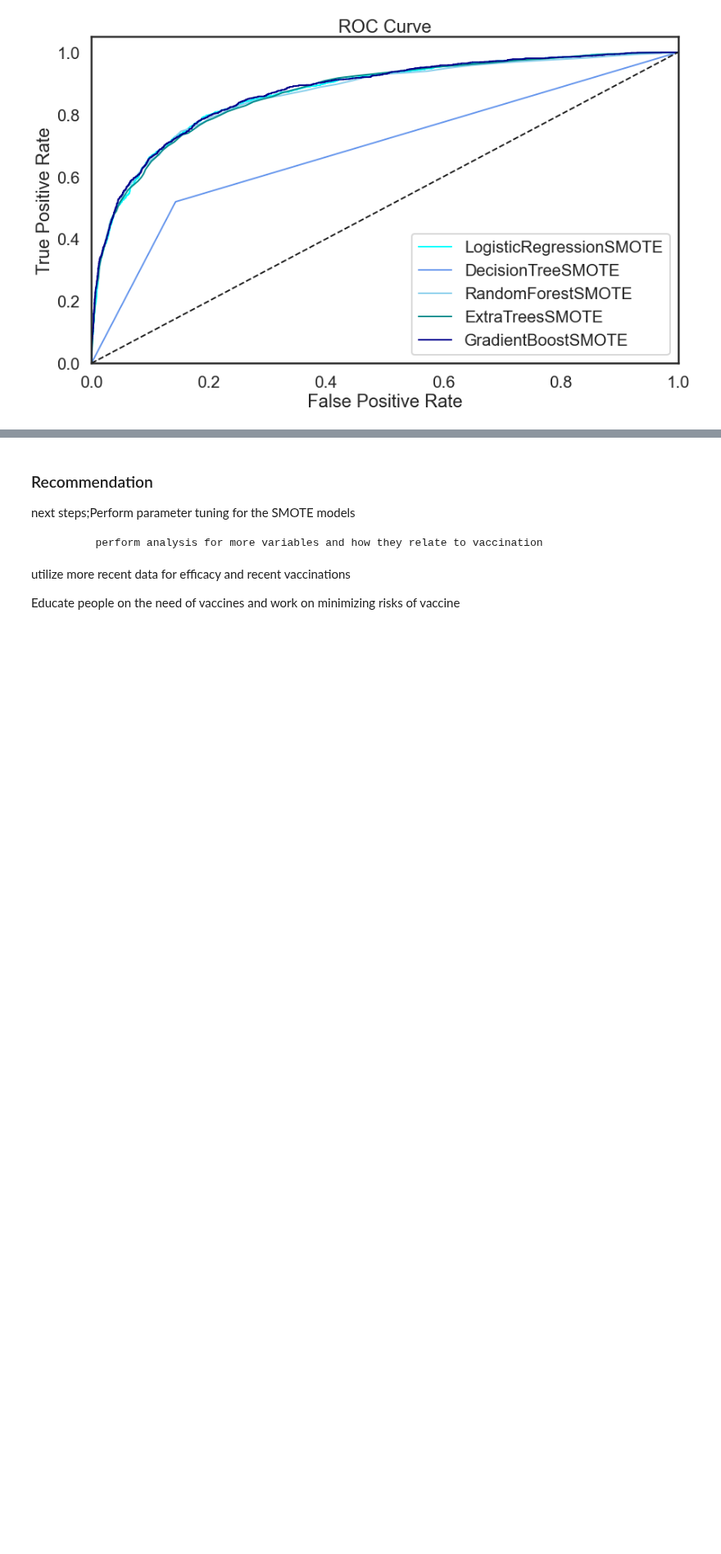
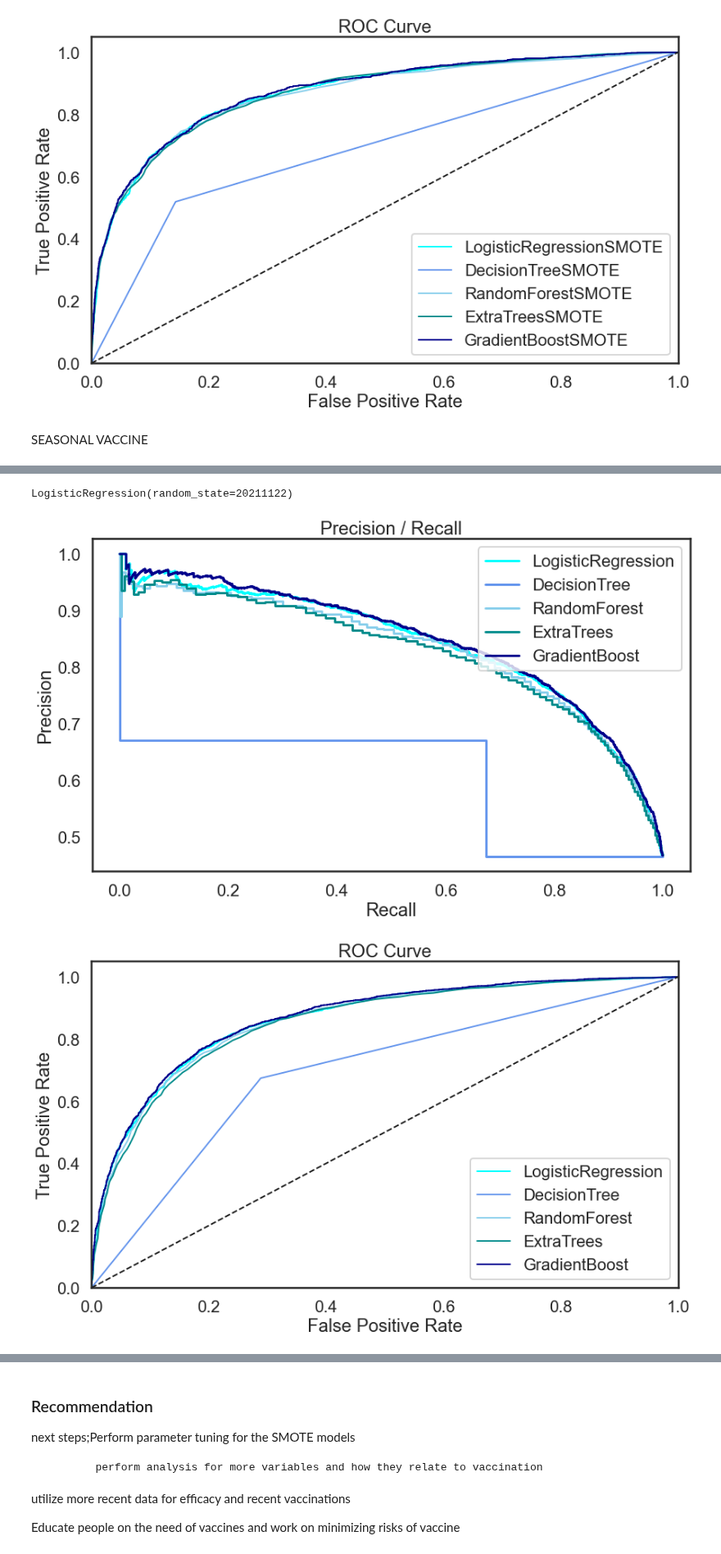
Before and after one commit to sophline/Vaccination_prediction, a Jupyter notebook: prediction.ipynb, the cells around one changed output, grey strips where cells are left out. Shown at 82% size. Saved outputs shown, nothing was run; the diff lists cells and outputs as text; code cells hidden in the pictures; blank space fills up the shorter version.

```diff
--- a/prediction.ipynb
+++ b/prediction.ipynb
@@ -732,3 +809,22 @@ Test Accuracy Score: 0.8609
 | 4 | GradientBoost | 0.8507 | 0.8609 | 0.7191 | 0.5666 | 0.6338 | 0.7534 | Smote |
 [figure]
 [figure]
+# %% [markdown]
+SEASONAL VACCINE
+# %%
+# Create a dictionary of the baseline models to run
+select_models = {'LogisticRegression':
+                {'classifier': LogisticRegression(random_state=20211122)},
+
+               'DecisionTree':
+                  {'classifier': DecisionTreeClassifier(random_state=20211122)},
+
+               'RandomForest':
+                  {'classifier': RandomForestClassifier(random_state=20211122)},
+
+               'ExtraTrees':
+                  {'classifier': ExtraTreesClassifier(random_state=20211122)},
+
+               'GradientBoost':
+                  {'classifier': GradientBoostingClassifier(random_state=20211122)}
+              }
@@ -734,0 +940,5 @@ Test Accuracy Score: 0.8609
+# %%
+# Run the baseline models and look at the metrics for evaluation
+select_table = run_model(select_models, 'select')
+select
+# %% [output]
@@ -734,0 +964,3 @@ Test Accuracy Score: 0.8609
+LogisticRegression(random_state=20211122)
+[figure, added]
+[figure, added]
```
Also changed, not shown: parts of 16 cells of this notebook.
